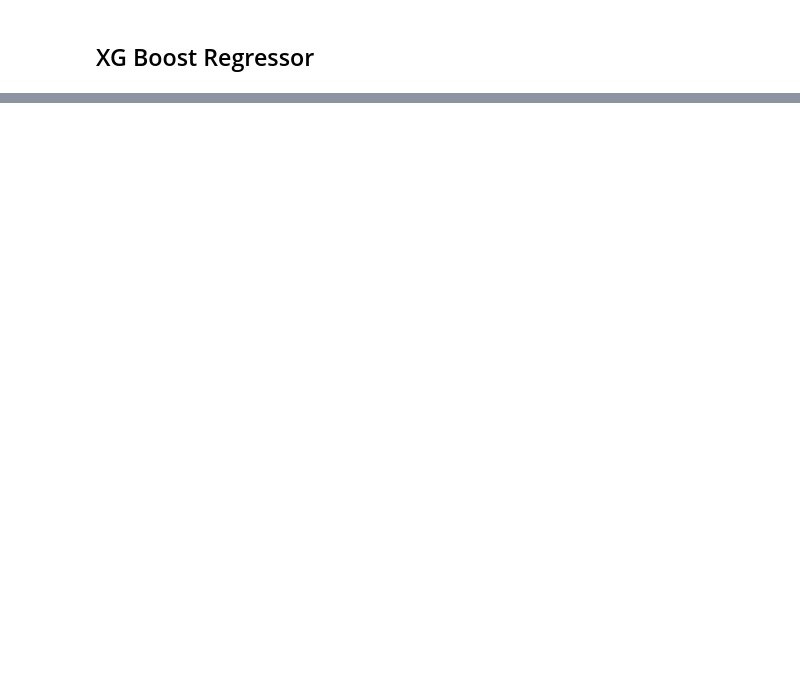
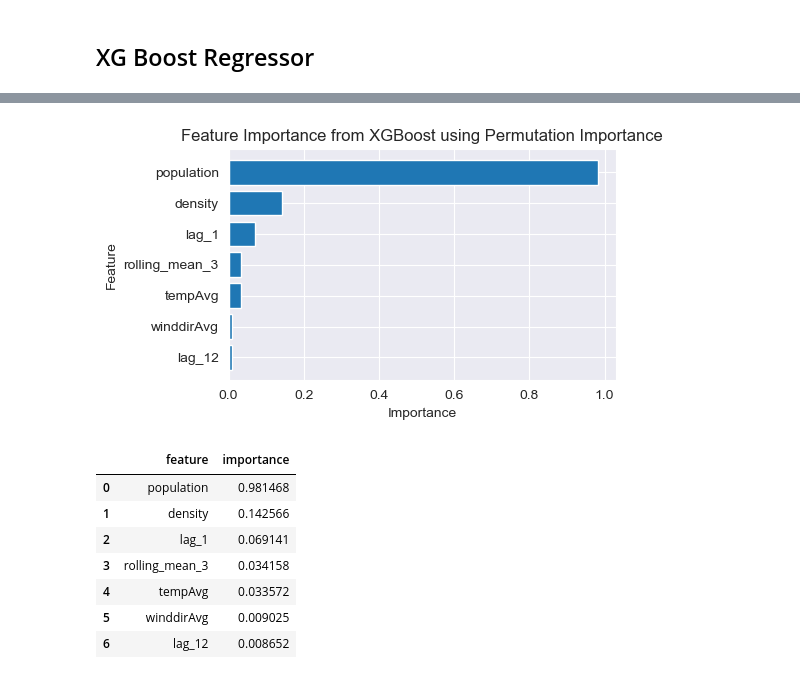
Before and after one commit to kaia-hu/Energy_Load_Forcasting, a Jupyter notebook: time_series_modeling-2.ipynb, the cells around one changed output, grey strips where cells are left out. Drawn from its saved outputs; the diff is of its cells as text; code cells hidden in the pictures; blank space fills up the shorter version.

```diff
--- a/time_series_modeling-2.ipynb
+++ b/time_series_modeling-2.ipynb
@@ -361,0 +370,70 @@ plt.show()
+# %%
+from sklearn.inspection import permutation_importance
+import matplotlib.pyplot as plt
+
+
+def svr_feature_importance(model, X, y, tscv, scoring='neg_root_mean_squared_error',
+                           n_repeats=10, random_state=42):
+    """
+    Compute feature importance for SVR models using K-Fold Cross-Validation and Permutation Importance.
+
+    Parameters:
+    - model: instantiated SVR model
+    - X: pandas.DataFrame, features
+    - y: pandas.Series, labels
+    - tscv: TimeSeriesSplit, time series cross-validation object
+    - scoring: str, scoring method (default 'neg_root_mean_squared_error')
+    - n_repeats: int, number of shuffles for permutation (default 10)
+    - random_state: int, random seed
+    - plot: bool, whether to plot the importance bar chart
+
+    Returns:
+    - feature_importance_df: pandas.DataFrame, sorted feature importances
+    """
+    importances_list = []
+
+    for train_idx, val_idx in tscv.split(X):
+        X_train, X_val = X.iloc[train_idx], X.iloc[val_idx]
+        y_train, y_val = y.iloc[train_idx], y.iloc[val_idx]
+
+        model.fit(X_train, y_train)
+        result = permutation_importance(
+            model, X_val, y_val,
+            scoring=scoring,
+            n_repeats=n_repeats,
+            random_state=random_state,
+            n_jobs=-1
+        )
+        importances_list.append(result.importances_mean)
+
+    # Average the importances
+    mean_importances = np.mean(importances_list, axis=0)
+    feature_importance_df = pd.DataFrame({
+        'feature': X.columns,
+        'importance': mean_importances
+    }).sort_values(by='importance', ascending=False).reset_index(drop=True)
+
+    # Plot feature importance
+    plt.figure(figsize=(5, 3))
+    plt.barh(feature_importance_df['feature'], feature_importance_df['importance'])
+    plt.gca().invert_yaxis()
+    plt.title('Feature Importance from XGBoost using Permutation Importance')
+    plt.xlabel('Importance')
+    plt.ylabel('Feature')
+    plt.show()
+
+    return feature_importance_df
+
+svr_feature_importance(best_model, X_train, y_train,
+                       tscv=TimeSeriesSplit(n_splits=5),
+                       scoring='neg_root_mean_squared_error')
+# %% [output]
+[figure, added]
+|  | feature | importance |
+| 0 | population | 0.981468 |
+| 1 | density | 0.142566 |
+| 2 | lag_1 | 0.069141 |
+| 3 | rolling_mean_3 | 0.034158 |
+| 4 | tempAvg | 0.033572 |
+| 5 | winddirAvg | 0.009025 |
+| 6 | lag_12 | 0.008652 |
```
Also changed, not shown: parts of 8 cells of this notebook.
